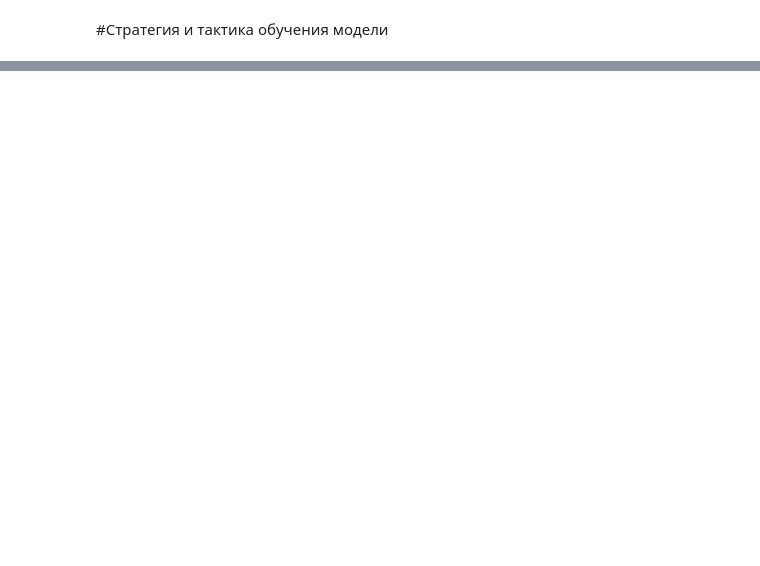
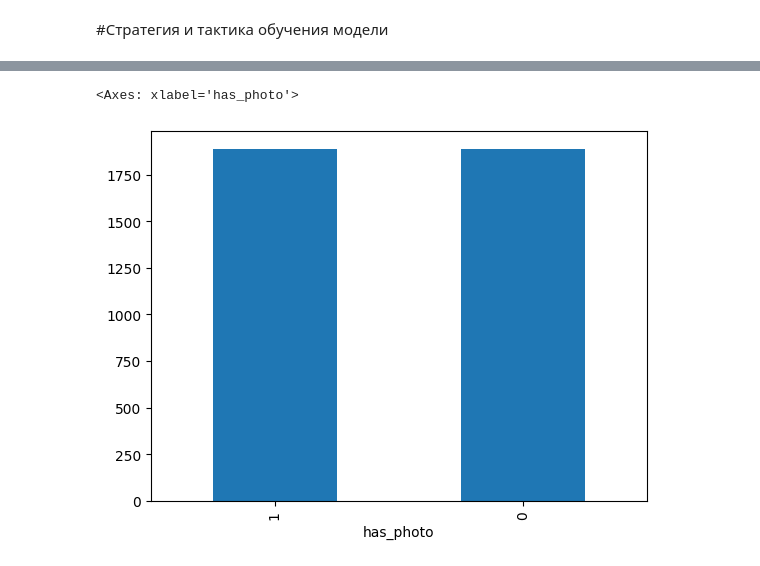
Before and after one commit to Netdaem0n/ALG_data_analyze, a Jupyter notebook: ML_lessons/lesson2.ipynb, the cells around one changed output, grey strips where cells are left out. Drawn from its saved outputs; the diff is of its cells as text; code cells hidden in the pictures; blank space fills up the shorter version.

```diff
--- a/ML_lessons/lesson2.ipynb
+++ b/ML_lessons/lesson2.ipynb
@@ -13,0 +68,5 @@ df.head()
+# %%
+df[df['result'] == 0]['has_photo'].value_counts().plot(kind='bar')
+# %% [output]
+<Axes: xlabel='has_photo'>
+[figure, added]
```
Also changed, not shown: parts of 72 cells of this notebook.
